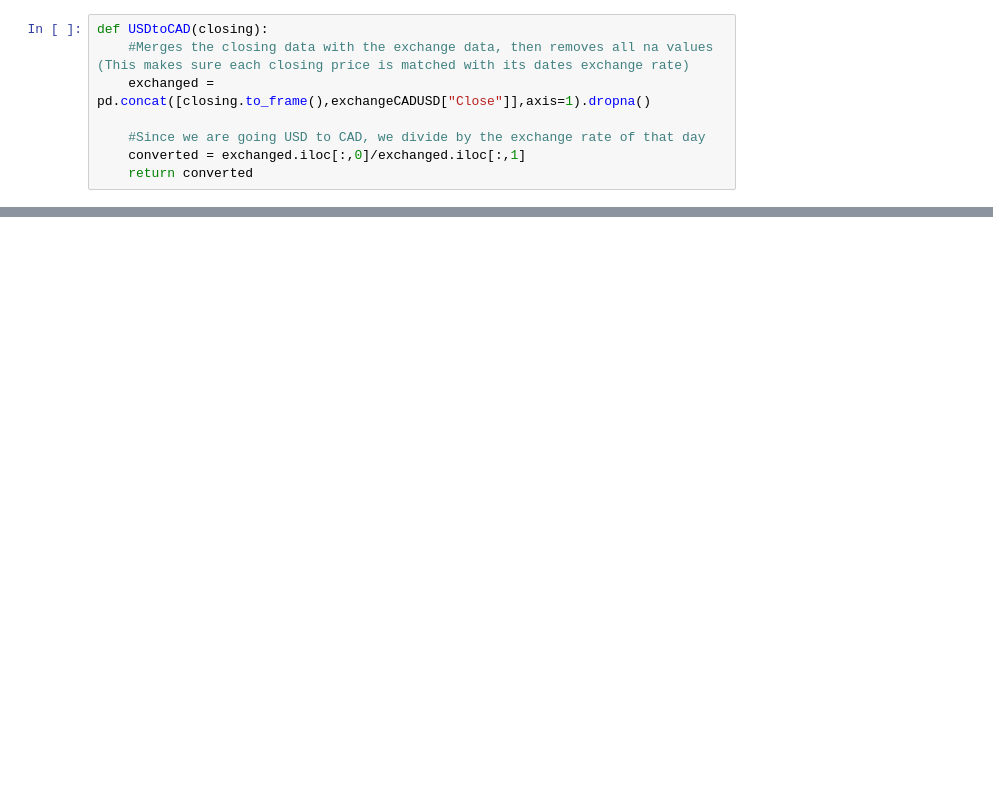
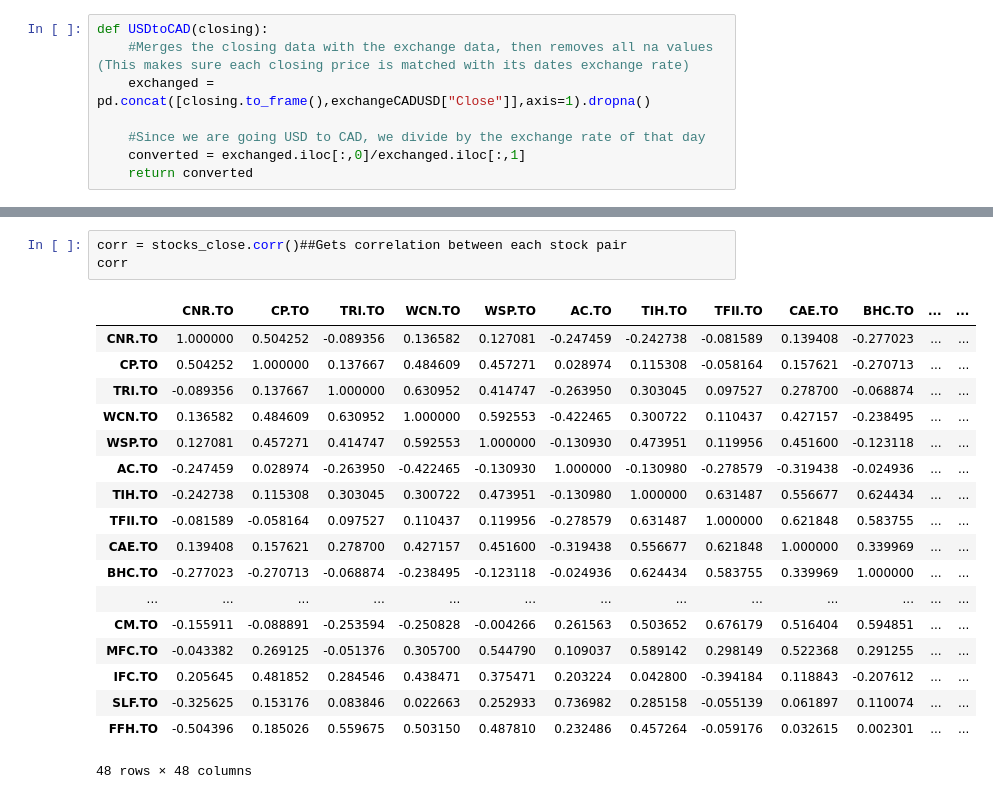
Before and after one commit to Chara1236/PortfolioGenerator, a Jupyter notebook: Portfolio_Generator.ipynb, the cells around one changed output, grey strips where cells are left out. Drawn from its saved outputs; the diff is of its cells as text; blank space fills up the shorter version.

```diff
--- a/Portfolio_Generator.ipynb
+++ b/Portfolio_Generator.ipynb
@@ -82,0 +121,22 @@ stocks_close
+# %%
+corr = stocks_close.corr()##Gets correlation between each stock pair
+corr
+# %% [output]
+|  | CNR.TO | CP.TO | TRI.TO | WCN.TO | WSP.TO | AC.TO | TIH.TO | TFII.TO | CAE.TO | BHC.TO | ... | ... |
+| CNR.TO | 1.000000 | 0.504252 | -0.089356 | 0.136582 | 0.127081 | -0.247459 | -0.242738 | -0.081589 | 0.139408 | -0.277023 | ... | ... |
+| CP.TO | 0.504252 | 1.000000 | 0.137667 | 0.484609 | 0.457271 | 0.028974 | 0.115308 | -0.058164 | 0.157621 | -0.270713 | ... | ... |
+| TRI.TO | -0.089356 | 0.137667 | 1.000000 | 0.630952 | 0.414747 | -0.263950 | 0.303045 | 0.097527 | 0.278700 | -0.068874 | ... | ... |
+| WCN.TO | 0.136582 | 0.484609 | 0.630952 | 1.000000 | 0.592553 | -0.422465 | 0.300722 | 0.110437 | 0.427157 | -0.238495 | ... | ... |
+| WSP.TO | 0.127081 | 0.457271 | 0.414747 | 0.592553 | 1.000000 | -0.130930 | 0.473951 | 0.119956 | 0.451600 | -0.123118 | ... | ... |
+| AC.TO | -0.247459 | 0.028974 | -0.263950 | -0.422465 | -0.130930 | 1.000000 | -0.130980 | -0.278579 | -0.319438 | -0.024936 | ... | ... |
+| TIH.TO | -0.242738 | 0.115308 | 0.303045 | 0.300722 | 0.473951 | -0.130980 | 1.000000 | 0.631487 | 0.556677 | 0.624434 | ... | ... |
+| TFII.TO | -0.081589 | -0.058164 | 0.097527 | 0.110437 | 0.119956 | -0.278579 | 0.631487 | 1.000000 | 0.621848 | 0.583755 | ... | ... |
+| CAE.TO | 0.139408 | 0.157621 | 0.278700 | 0.427157 | 0.451600 | -0.319438 | 0.556677 | 0.621848 | 1.000000 | 0.339969 | ... | ... |
+| BHC.TO | -0.277023 | -0.270713 | -0.068874 | -0.238495 | -0.123118 | -0.024936 | 0.624434 | 0.583755 | 0.339969 | 1.000000 | ... | ... |
+| ... | ... | ... | ... | ... | ... | ... | ... | ... | ... | ... | ... | ... |
+| CM.TO | -0.155911 | -0.088891 | -0.253594 | -0.250828 | -0.004266 | 0.261563 | 0.503652 | 0.676179 | 0.516404 | 0.594851 | ... | ... |
+| MFC.TO | -0.043382 | 0.269125 | -0.051376 | 0.305700 | 0.544790 | 0.109037 | 0.589142 | 0.298149 | 0.522368 | 0.291255 | ... | ... |
+| IFC.TO | 0.205645 | 0.481852 | 0.284546 | 0.438471 | 0.375471 | 0.203224 | 0.042800 | -0.394184 | 0.118843 | -0.207612 | ... | ... |
+| SLF.TO | -0.325625 | 0.153176 | 0.083846 | 0.022663 | 0.252933 | 0.736982 | 0.285158 | -0.055139 | 0.061897 | 0.110074 | ... | ... |
+| FFH.TO | -0.504396 | 0.185026 | 0.559675 | 0.503150 | 0.487810 | 0.232486 | 0.457264 | -0.059176 | 0.032615 | 0.002301 | ... | ... |
+48 rows × 48 columns
```
Also changed, not shown: parts of 9 cells of this notebook.
